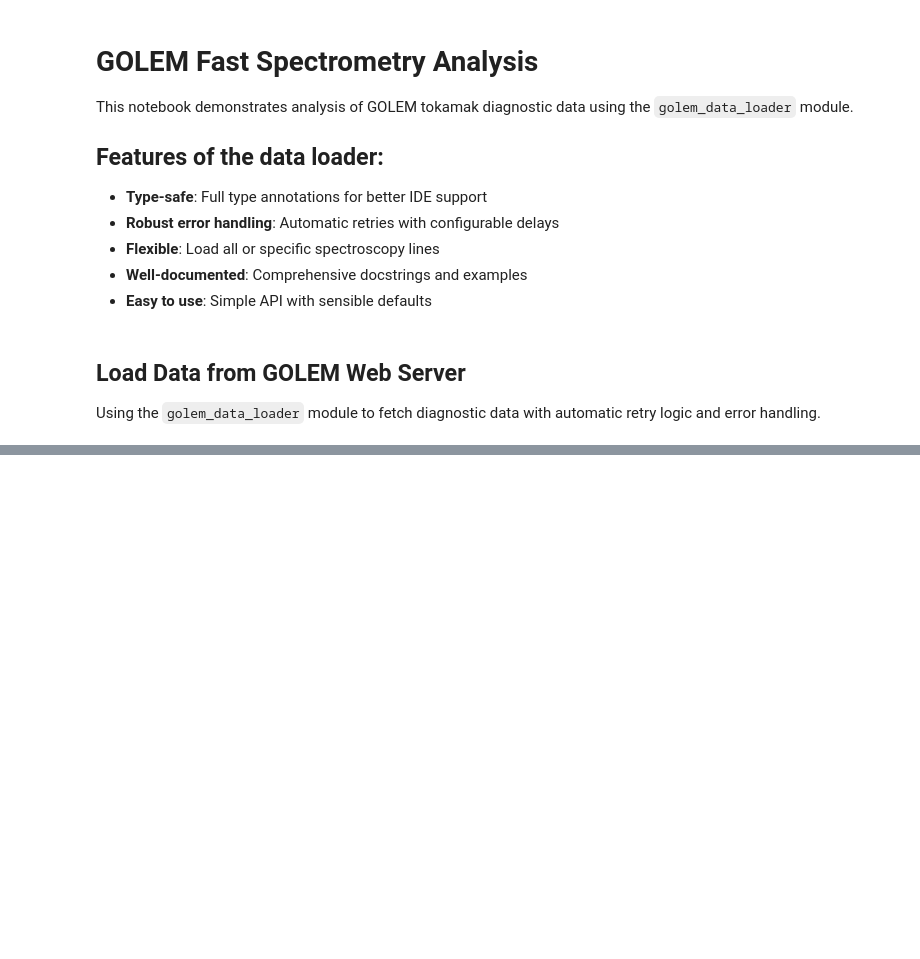
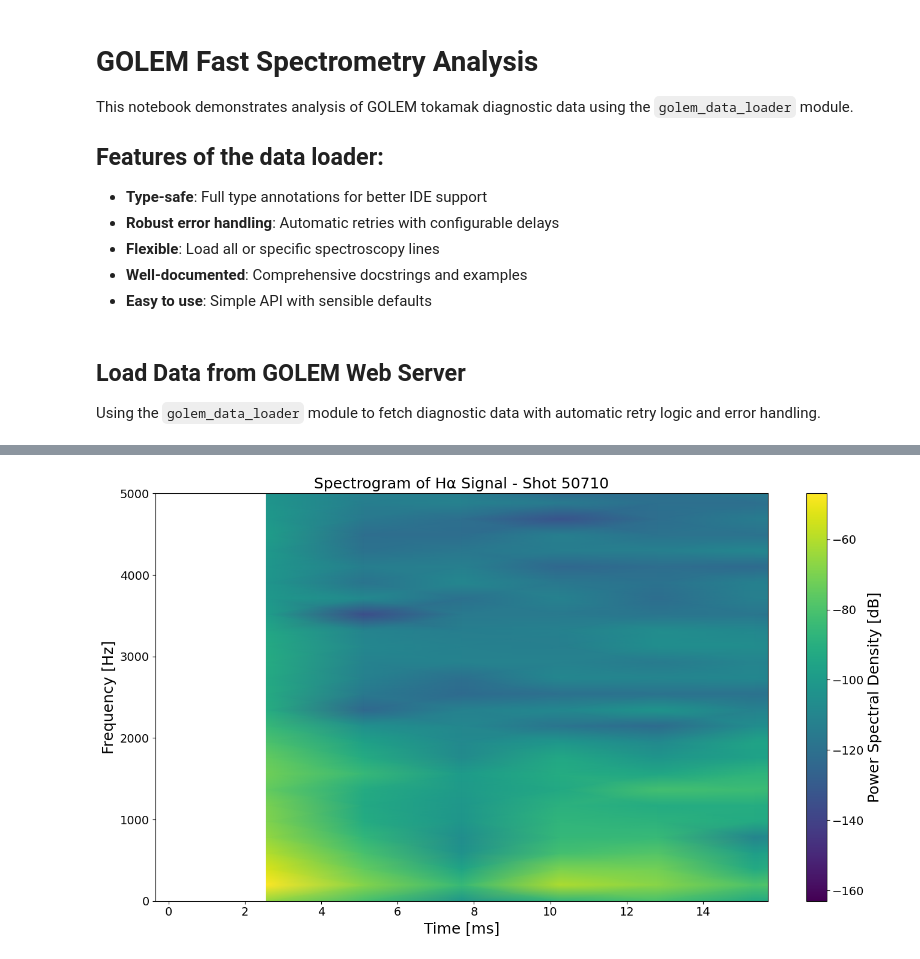
Before and after one commit to samostanek/PRPL2025_ZS, a Jupyter notebook: fast_spectrometry_graphs.ipynb, the cells around one changed output, grey strips where cells are left out. Cells and saved outputs as stored; diff of their text form; code cells hidden in the pictures; blank space fills up the shorter version.

```diff
--- a/fast_spectrometry_graphs.ipynb
+++ b/fast_spectrometry_graphs.ipynb
@@ -276,7 +265,7 @@ KeyError: 'Cl II 479.5nm'
 from scipy import signal
 
 # Extract Hα signal data
-ha_df = data["Hα"]
+ha_df = data["Hα 656.5nm"]
 t_ha = ha_df.iloc[:, 0].values  # time in seconds
 u_ha = ha_df.iloc[:, 1].values  # intensity
 
@@ -284,31 +273,32 @@ u_ha = ha_df.iloc[:, 1].values  # intensity
 fs = 100e3  # Sampling frequency (100 kHz)
 nperseg = 512  # Length of each segment for STFT
 noverlap = nperseg // 2  # Overlap between segments
 
 # Compute the spectrogram using Short-Time Fourier Transform
 frequencies, times, Sxx = signal.spectrogram(u_ha, fs=fs, nperseg=nperseg, noverlap=noverlap)
 
 # Create the spectrogram plot
-%matplotlib qt
 fig, ax = plt.subplots(figsize=(14, 8))
 
 # Plot spectrogram with logarithmic scale for better visibility
 pcm = ax.pcolormesh(times * 1e3, frequencies, 10 * np.log10(Sxx),
                      shading='gouraud', cmap='viridis')
 
 ax.set_ylabel('Frequency [Hz]')
 ax.set_xlabel('Time [ms]')
 ax.set_title(f'Spectrogram of Hα Signal - Shot {shotno}')
 ax.set_ylim(0, 5000)  # Focus on 0-5 kHz range
 
 # Set xlim based on plasma timing if available
 if loader.plasma_timing:
     ax.set_xlim(loader.plasma_timing.t_plasma_start_ms - 2, loader.plasma_timing.t_plasma_end_ms + 2)
 else:
     ax.set_xlim(0, 15)
 
 # Add colorbar
 cbar = fig.colorbar(pcm, ax=ax, label='Power Spectral Density [dB]')
 
 plt.tight_layout()
 plt.show()
+# %% [output]
+[figure, added]
```
Also changed, not shown: parts of 8 cells of this notebook, 1 other file.
